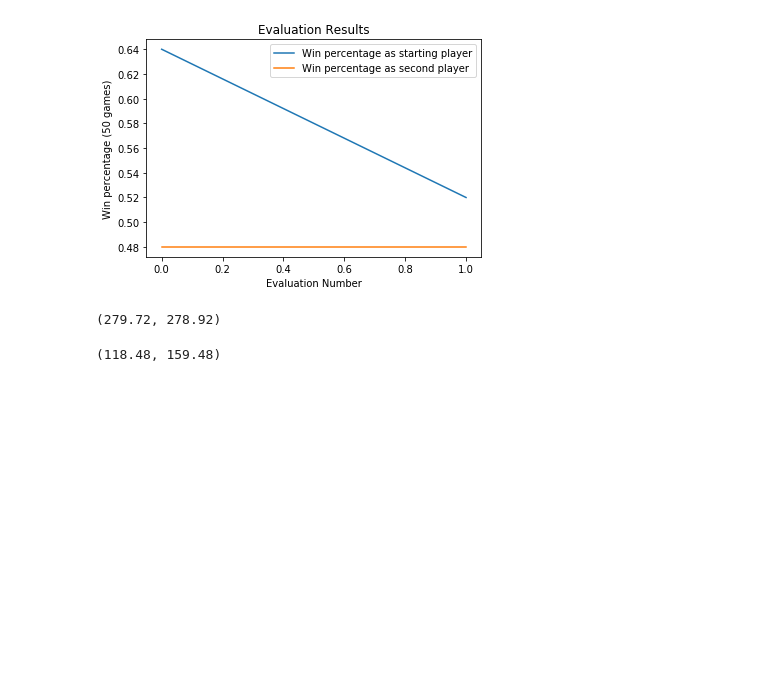
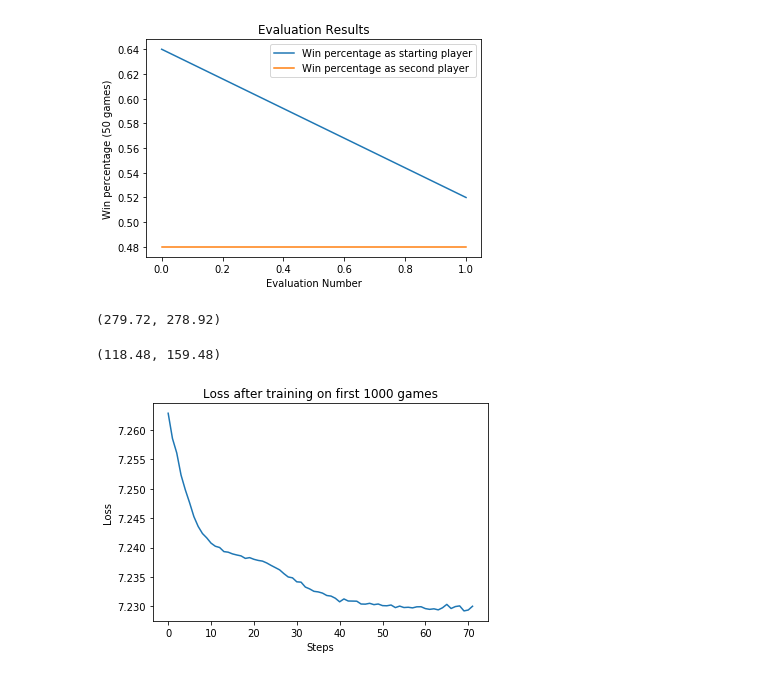
Before and after one commit to mood2jam/MuZero, a Jupyter notebook: muzero_checkers/evaluations/Visualizer.ipynb, the cells around one changed output. Saved outputs shown, nothing was run; the diff lists cells and outputs as text; code cells hidden in the pictures; blank space fills up the shorter version.

```diff
--- a/muzero_checkers/evaluations/Visualizer.ipynb
+++ b/muzero_checkers/evaluations/Visualizer.ipynb
@@ -264,0 +63,8 @@ Learning rates: 2.730248541040753e-09 5.460497082081511e-10 5.460497082081511e-1
+# %%
+plt.plot(losses)
+plt.title("Loss after training on first 1000 games")
+plt.xlabel("Steps")
+plt.ylabel("Loss")
+plt.show()
+# %% [output]
+[figure, added]
```
Also changed, not shown: parts of 1 cell of this notebook, 4 other files.
